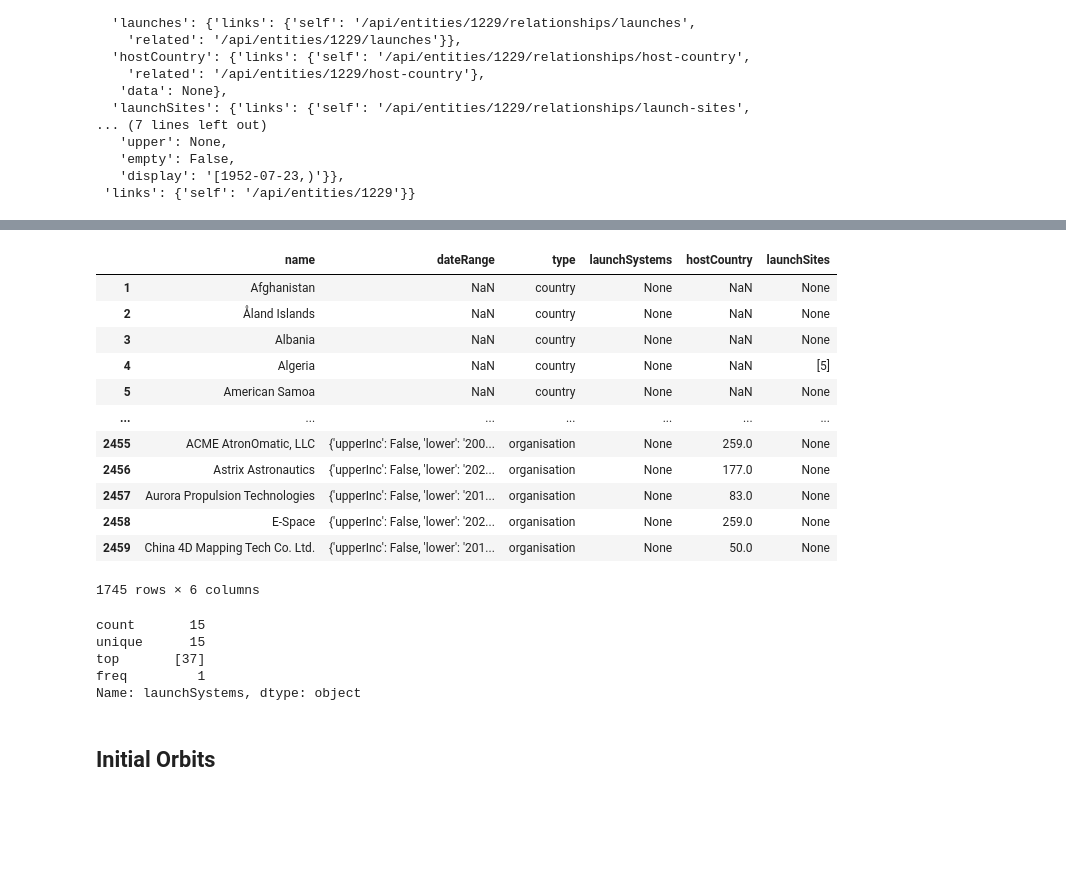
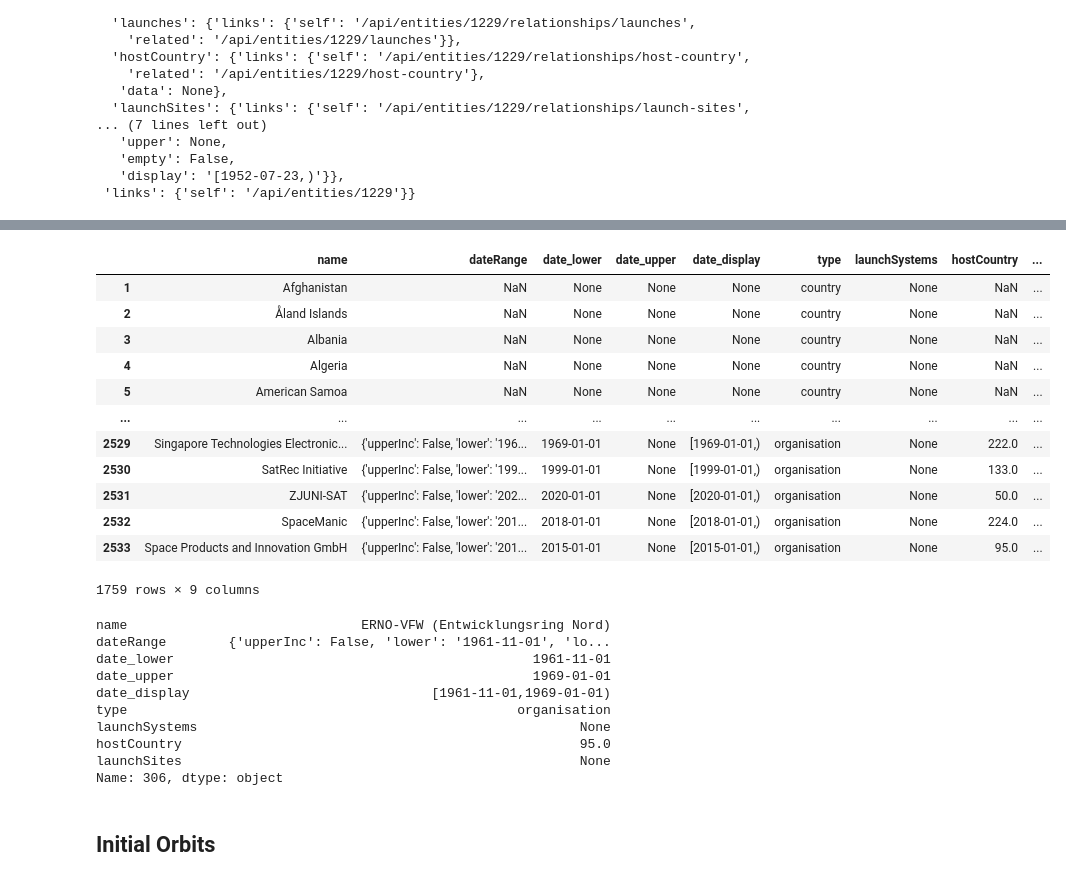
Before and after one commit to PaulDrm/DISCOSQA, a Jupyter notebook: data-requests.ipynb, the cells around one changed output, grey strips where cells are left out. Saved outputs shown, nothing was run; the diff lists cells and outputs as text; code cells hidden in the pictures; blank space fills up the shorter version.

```diff
--- a/data-requests.ipynb
+++ b/data-requests.ipynb
@@ -420,6 +425,19 @@ rel_att = ['operators']
 
 siteIndex = [int(d['id']) for d in dataSite]
 siteAttributes = [d['attributes'] for d in dataSite]
+
+for atts in siteAttributes:
+    if atts['azimuths'] is not None:
+        atts['az_lower'] = [a['lower'] for a in atts['azimuths']]
+        atts['az_upper'] = [a['upper'] for a in atts['azimuths']]
+        atts['az_l_inc'] = [a['lowerInc'] for a in atts['azimuths']]
+        atts['az_u_inc'] = [a['upperInc'] for a in atts['azimuths']]
+    else:
+        atts['az_lower'] = None
+        atts['az_upper'] = None
+        atts['az_l_inc'] = None
+        atts['az_u_inc'] = None
+
 site_df = pd.DataFrame(siteAttributes,index=siteIndex)
 
 for att in rel_att:
@@ -706,40 +744,54 @@ len(dataEntity)
 # %%
 rel_att = ['launchSystems', 'hostCountry', 'launchSites']
 
 ind = [int(d['id']) for d in dataEntity]
 attributes = [d['attributes'] for d in dataEntity]
+for atts in attributes:
+    if 'dateRange' in atts and atts['dateRange'] is not None:
+        atts['date_lower'] = atts['dateRange']['lower']
+        atts['date_upper'] = atts['dateRange']['upper']
+        atts['date_display'] = atts['dateRange']['display']
+    else:
+        atts['date_lower'] = None
+        atts['date_upper'] = None
+        atts['date_display'] = None
 entity_df = pd.DataFrame(attributes,index=ind)
 
 entity_df['type'] = [d['type'] for d in dataEntity]
 
 for att in rel_att:
     if att=='hostCountry':
         entity_df[att] = [ getRelDataID(data['relationships'][att]['data']) if data['type']=='organisation' else None for data in dataEntity]
     else:
         entity_df[att] = [ getRelDataID(data['relationships'][att]['data']) for data in dataEntity]
 entity_df.sort_index(inplace=True)
 
 entity_df
 # %% [output]
-|  | name | dateRange | type | launchSystems | hostCountry | launchSites |
-| 1 | Afghanistan | NaN | country | None | NaN | None |
-| 2 | Åland Islands | NaN | country | None | NaN | None |
-| 3 | Albania | NaN | country | None | NaN | None |
-| 4 | Algeria | NaN | country | None | NaN | [5] |
-| 5 | American Samoa | NaN | country | None | NaN | None |
-| ... | ... | ... | ... | ... | ... | ... |
-| 2455 | ACME AtronOmatic, LLC | {'upperInc': False, 'lower': '200... | organisation | None | 259.0 | None |
-| 2456 | Astrix Astronautics | {'upperInc': False, 'lower': '202... | organisation | None | 177.0 | None |
-| 2457 | Aurora Propulsion Technologies | {'upperInc': False, 'lower': '201... | organisation | None | 83.0 | None |
-| 2458 | E-Space | {'upperInc': False, 'lower': '202... | organisation | None | 259.0 | None |
-| 2459 | China 4D Mapping Tech Co. Ltd. | {'upperInc': False, 'lower': '201... | organisation | None | 50.0 | None |
+|  | name | dateRange | date_lower | date_upper | date_display | type | launchSystems | hostCountry | ... |
+| 1 | Afghanistan | NaN | None | None | None | country | None | NaN | ... |
+| 2 | Åland Islands | NaN | None | None | None | country | None | NaN | ... |
+| 3 | Albania | NaN | None | None | None | country | None | NaN | ... |
+| 4 | Algeria | NaN | None | None | None | country | None | NaN | ... |
+| 5 | American Samoa | NaN | None | None | None | country | None | NaN | ... |
+| ... | ... | ... | ... | ... | ... | ... | ... | ... | ... |
+| 2529 | Singapore Technologies Electronic... | {'upperInc': False, 'lower': '196... | 1969-01-01 | None | [1969-01-01,) | organisation | None | 222.0 | ... |
+| 2530 | SatRec Initiative | {'upperInc': False, 'lower': '199... | 1999-01-01 | None | [1999-01-01,) | organisation | None | 133.0 | ... |
+| 2531 | ZJUNI-SAT | {'upperInc': False, 'lower': '202... | 2020-01-01 | None | [2020-01-01,) | organisation | None | 50.0 | ... |
+| 2532 | SpaceManic | {'upperInc': False, 'lower': '201... | 2018-01-01 | None | [2018-01-01,) | organisation | None | 224.0 | ... |
+| 2533 | Space Products and Innovation GmbH | {'upperInc': False, 'lower': '201... | 2015-01-01 | None | [2015-01-01,) | organisation | None | 95.0 | ... |
-1745 rows × 6 columns
+1759 rows × 9 columns
 # %%
-entity_df.launchSystems.describe()
+entity_df.loc[306]
 # %% [output]
-count       15
-unique      15
-top       [37]
-freq         1
-Name: launchSystems, dtype: object
+name                              ERNO-VFW (Entwicklungsring Nord)
+dateRange        {'upperInc': False, 'lower': '1961-11-01', 'lo...
+date_lower                                              1961-11-01
+date_upper                                              1969-01-01
+date_display                               [1961-11-01,1969-01-01)
+type                                                  organisation
+launchSystems                                                 None
+hostCountry                                                   95.0
+launchSites                                                   None
+Name: 306, dtype: object
 # %%
```
Also changed, not shown: parts of 7 cells of this notebook, 2 other files.
